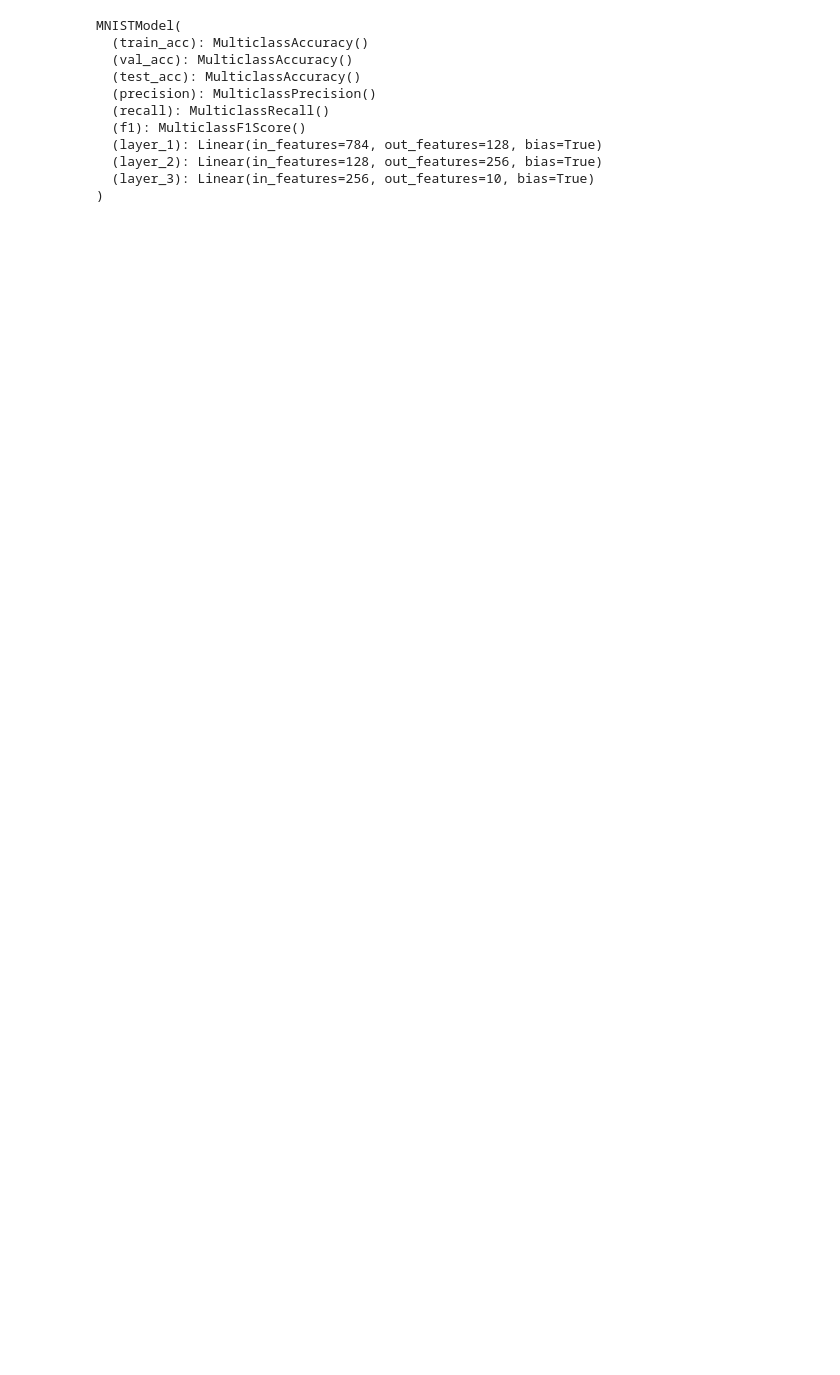
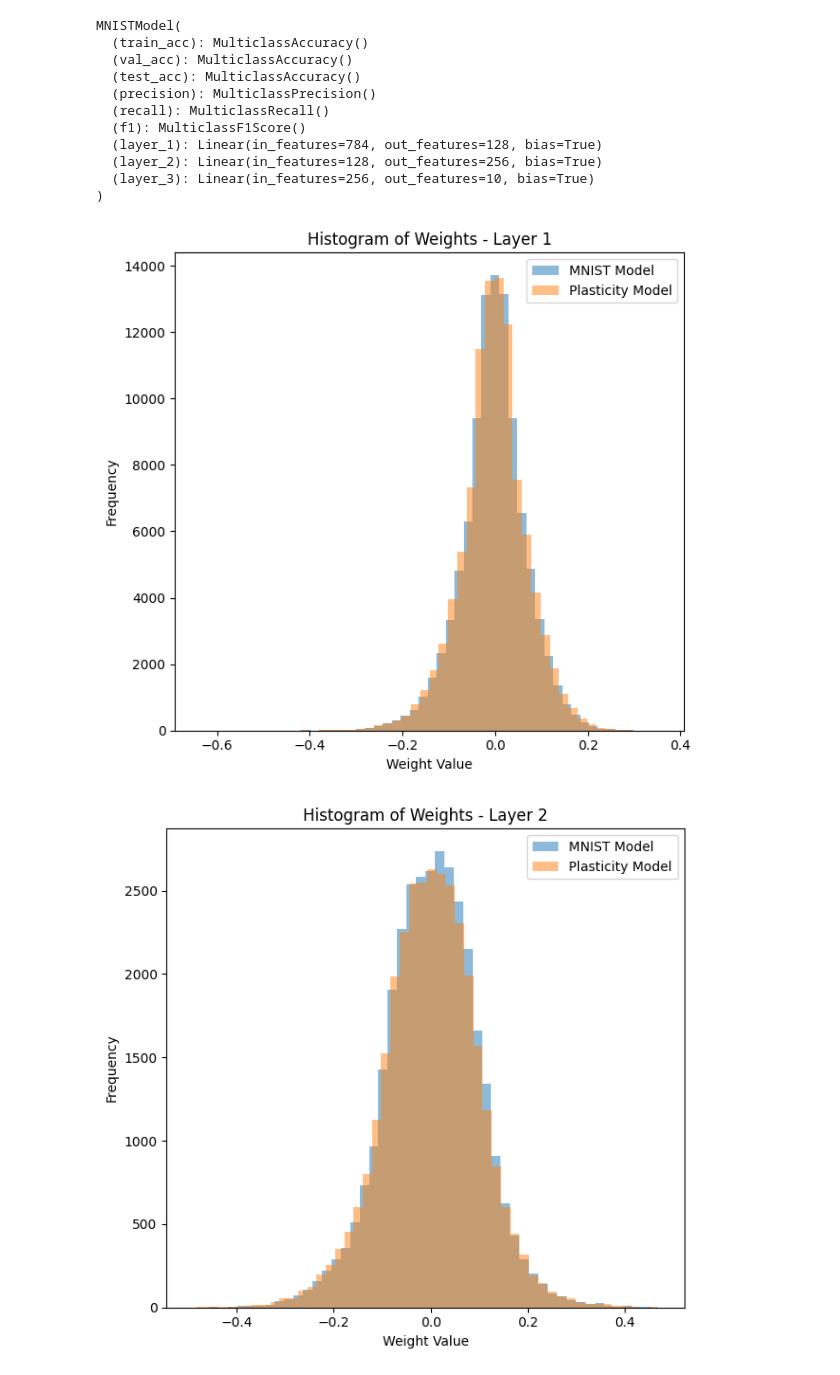
Before and after one commit to miguel-kjh/ExAI, a Jupyter notebook: experiments/neuronal_plasticity.ipynb, the cells around one changed output. Drawn from its saved outputs; the diff is of its cells as text; code cells hidden in the pictures; blank space fills up the shorter version.

```diff
--- a/experiments/neuronal_plasticity.ipynb
+++ b/experiments/neuronal_plasticity.ipynb
@@ -172,9 +173,17 @@ c:\code\ExAI\exai\lib\site-packages\pytorch_lightning\trainer\connectors\data_co
 plasticy_model_trainer.save_checkpoint('checkpoints/plasticy_mnist_model.ckpt')
 # %% [markdown]
 ### study weigths
+# %%
+def extract_weights(model):
+    layer_1_pls = model.layer_1.weight.data.cpu().numpy()
+    layer_2_pls = model.layer_2.weight.data.cpu().numpy()
+    layer_3_pls = model.layer_3.weight.data.cpu().numpy()
+
+    return [layer_1_pls, layer_2_pls, layer_3_pls]
 # %%
 # load plasticy model
-plasticy_model = PlasticityMNISTModel.load_from_checkpoint('checkpoints/plasticy_mnist_model.ckpt', mask_indices_layer_1=mask_indices_layer_1, mask_indices_layer_2=mask_indices_layer_2)
+plasticy_model_checkpint = 'checkpoints/plasticy_mnist_model.ckpt'
+plasticy_model = PlasticityMNISTModel.load_from_checkpoint(plasticy_model_checkpint, mask_indices_layer_1=mask_indices_layer_1, mask_indices_layer_2=mask_indices_layer_2)
 plasticy_model.eval()
 print(plasticy_model)
 # %% [output]
@@ -202,3 +201,8 @@ tensor([[-0.0270, -0.0021,  0.0056,  ...,  0.0151,  0.0341,  0.0220],
+# %%
+weights_plasticy = extract_weights(plasticy_model)
+
+with open('weights/plasticy_mnist_model_weights.pkl', 'wb') as f:
+    pickle.dump(weights_plasticy, f)
 # %%
 #load minist model
 mnist_model = MNISTModel.load_from_checkpoint(checkpoint_ffn)
@@ -216,3 +220,33 @@ MNISTModel(
   (layer_2): Linear(in_features=128, out_features=256, bias=True)
   (layer_3): Linear(in_features=256, out_features=10, bias=True)
 )
+# %%
+weights_mnist = extract_weights(mnist_model)
+
+with open('weights/mnist_model_weights.pkl', 'wb') as f:
+    pickle.dump(weights_mnist, f)
+# %%
+import matplotlib.pyplot as plt
+
+# Function to plot histograms for each layer
+def plot_weight_histograms(weights1, weights2, layer_index, label1='Model 1', label2='Model 2'):
+    plt.figure(figsize=(12, 6))
+
+    # Layer 1
+    plt.subplot(1, 2, 1)
+    plt.hist(weights1[layer_index].flatten(), bins=50, alpha=0.5, label=label1)
+    plt.hist(weights2[layer_index].flatten(), bins=50, alpha=0.5, label=label2)
+    plt.title(f'Histogram of Weights - Layer {layer_index + 1}')
+    plt.xlabel('Weight Value')
+    plt.ylabel('Frequency')
+    plt.legend()
+
+    plt.tight_layout()
+    plt.show()
+
+# Plot histograms for each layer
+for i in range(3):
+    plot_weight_histograms(weights_mnist, weights_plasticy, i, label1='MNIST Model', label2='Plasticity Model')
+# %% [output]
+[figure, added]
+[figure, added]
```
Also changed, not shown: parts of 12 cells of this notebook, 2 other files.
